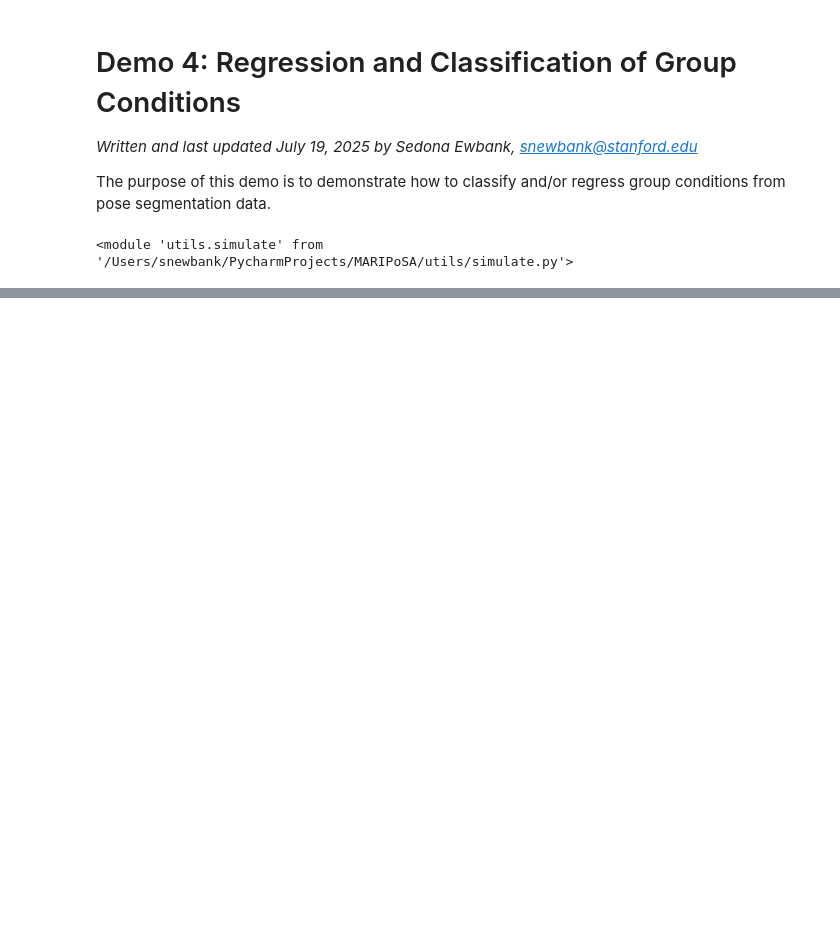
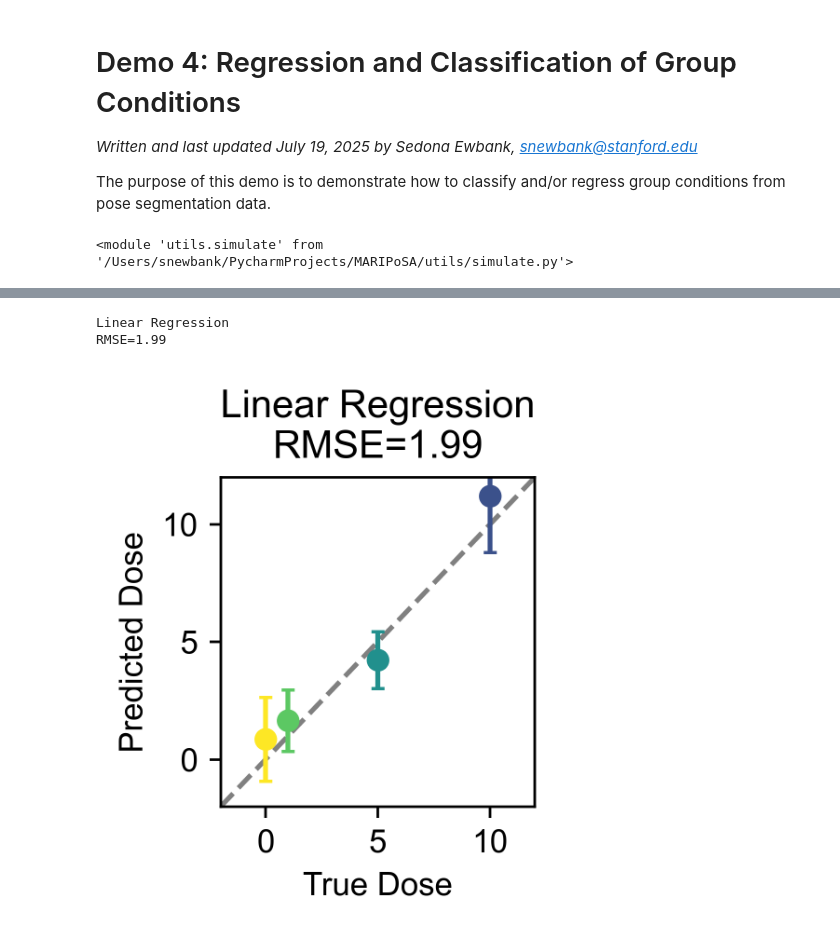
Before and after one commit to s-ewbank/MARIPoSA, a Jupyter notebook: demo/Demo4-PoseSegmentation-ClassificationAndRegression.ipynb, the cells around one changed output, grey strips where cells are left out. Saved outputs shown, nothing was run; the diff lists cells and outputs as text; code cells hidden in the pictures; blank space fills up the shorter version.

```diff
--- a/demo/Demo4-PoseSegmentation-ClassificationAndRegression.ipynb
+++ b/demo/Demo4-PoseSegmentation-ClassificationAndRegression.ipynb
@@ -34,0 +152,33 @@ if not os.path.exists(save_path):
+# %%
+dose_dict={'sal': 0, 'k1': 1, 'k5': 5, 'k10': 10}
+
+labels_df = analyze.get_module_labels(config,0,1200,subgroups=["sal","k1","k5","k10"])
+all_module_usage = analyze.get_module_usage(config, labels_df)
+all_module_usage = all_module_usage.scale()
+
+cmap = plt.get_cmap("viridis_r")
+
+fig = plt.figure(figsize=(2.2,2.5),dpi=500)
+plt.xlabel("True Dose")
+plt.ylabel("Predicted Dose")
+plt.ylim([-2,12])
+plt.xlim([-2,12])
+plt.axline([0,0],[1,1],linestyle="dashed",color="gray")
+reg, dose_labels = analyze.regress(all_module_usage,dose_dict,method="LinearRegression")
+y_hat = reg.predict(all_module_usage.label_counts)
+loocv_preds, sq_err = analyze.loocv_regression(all_module_usage,dose_dict,method="LinearRegression")
+dose_cats = np.unique(dose_labels)
+colors = [cmap([i]) for i in np.arange(0,1,1/len(dose_cats))]
+for d, do in enumerate(dose_cats):
+    y_d_hat = loocv_preds[dose_labels==do]
+    plt.errorbar(do,np.mean(y_d_hat),yerr=np.std(y_d_hat),marker="o",capsize=2,color=colors[d])
+rmse=np.sqrt(np.mean(sq_err))
+plt.title(f'Linear Regression\nRMSE={rmse:.2f}')
+print(f'Linear Regression\nRMSE={rmse:.2f}')
+plt.tight_layout()
+if save:
+    plt.savefig(save_path+"demo4-2_linear_regression.png")
+# %% [output]
+Linear Regression
+RMSE=1.99
+[figure, added]
```
Also changed, not shown: parts of 10 cells of this notebook.
